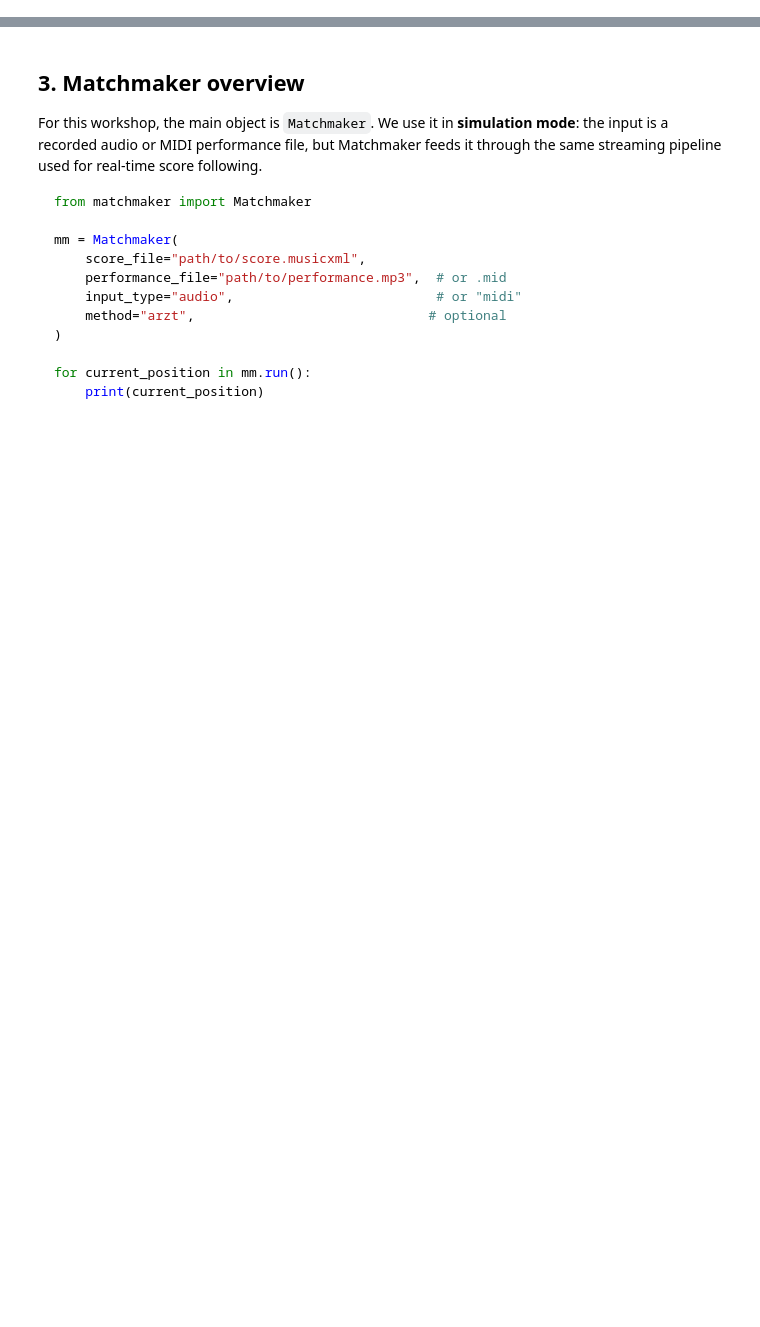
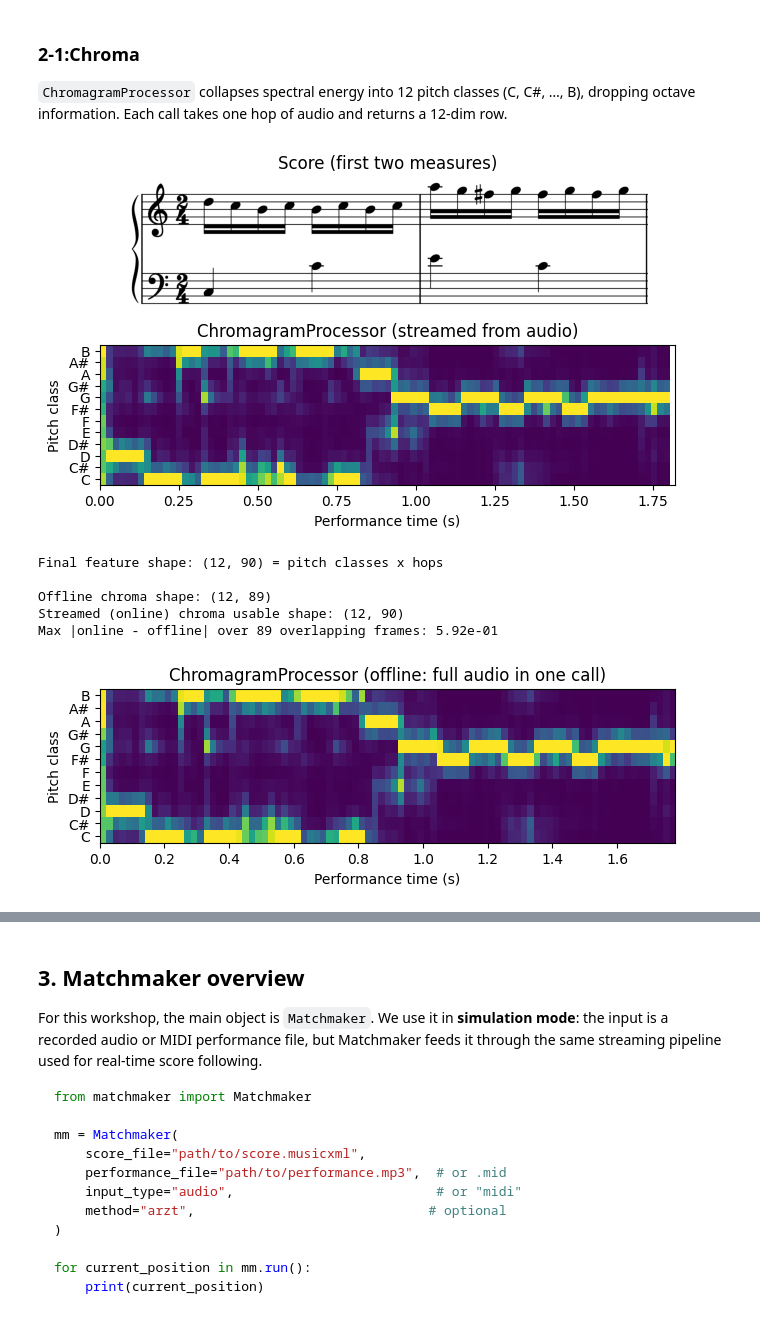
Before and after one commit to pymatchmaker/mec2026_alignment_workshop, a Jupyter notebook: notebooks/online_alignment_audio.ipynb, the cells around one changed output, grey strips where cells are left out. Cells and saved outputs as stored; diff of their text form; code cells hidden in the pictures; blank space fills up the shorter version.

```diff
--- a/notebooks/online_alignment_audio.ipynb
+++ b/notebooks/online_alignment_audio.ipynb
@@ -145,0 +215,52 @@ pd.DataFrame(note_array[:10])[["id", "pitch", "onset_beat", "duration_beat"]]
+# %% [markdown]
+### 2-1:Chroma
+
+`ChromagramProcessor` collapses spectral energy into 12 pitch classes (C, C#, …, B), dropping octave information. Each call takes one hop of audio and returns a 12-dim row.
+# %%
+chroma_sr = 22050
+chroma_hop = chroma_sr // 50  # 50 fps
+chroma_processor = ChromagramProcessor(sample_rate=chroma_sr, hop_length=chroma_hop)
+print("Processor:", chroma_processor.__class__.__name__)
+print(f"  sample_rate = {chroma_sr} Hz, hop_length = {chroma_hop} samples")
+print(f"  one feature row every {chroma_hop / chroma_sr * 1000:.1f} ms")
+
+pitch_class_names = ["C", "C#", "D", "D#", "E", "F", "F#", "G", "G#", "A", "A#", "B"]
+pitch_yticks = np.arange(12) + 0.5
+
+chroma_buffer, chroma_emitted = live_stream_processor(
+    chroma_processor, chroma_sr, chroma_hop,
+    title="ChromagramProcessor (streamed from audio)",
+    ylabel="Pitch class",
+    yticks=pitch_yticks,
+    yticklabels=pitch_class_names,
+)
+print(f"Final feature shape: ({chroma_buffer.shape[0]}, {chroma_emitted}) = pitch classes x hops")
+
+# Online vs. offline sanity check: feed the whole snippet through in one shot.
+chroma_processor.reset()
+full_audio, _ = librosa.load(str(SNIPPET_FILE), sr=chroma_sr, mono=True)
+offline_chroma = chroma_processor((full_audio, 0.0))[0].T  # (12, n_frames)
+streamed = chroma_buffer[:, :chroma_emitted]
+m = min(streamed.shape[1], offline_chroma.shape[1])
+print(f"\nOffline chroma shape: {offline_chroma.shape}")
+print(f"Streamed (online) chroma usable shape: {streamed.shape}")
+print(f"Max |online - offline| over {m} overlapping frames: {np.abs(streamed[:, :m] - offline_chroma[:, :m]).max():.2e}")
+
+fig, ax = plt.subplots(figsize=(SCORE_AR * 2.0, 2.0))
+ax.imshow(
+    offline_chroma, origin="lower", aspect="auto", interpolation="nearest",
+    extent=[0, offline_chroma.shape[1] * chroma_hop / chroma_sr, 0, 12], vmin=0,
+)
+ax.set(xlabel="Performance time (s)", ylabel="Pitch class",
+       title="ChromagramProcessor (offline: full audio in one call)")
+ax.set_yticks(pitch_yticks)
+ax.set_yticklabels(pitch_class_names)
+plt.show()
+# %% [output]
+[figure, added]
+Final feature shape: (12, 90) = pitch classes x hops
+
+Offline chroma shape: (12, 89)
+Streamed (online) chroma usable shape: (12, 90)
+Max |online - offline| over 89 overlapping frames: 5.92e-01
+[figure, added]
```
Also changed, not shown: parts of 16 cells of this notebook, 1 other file.
